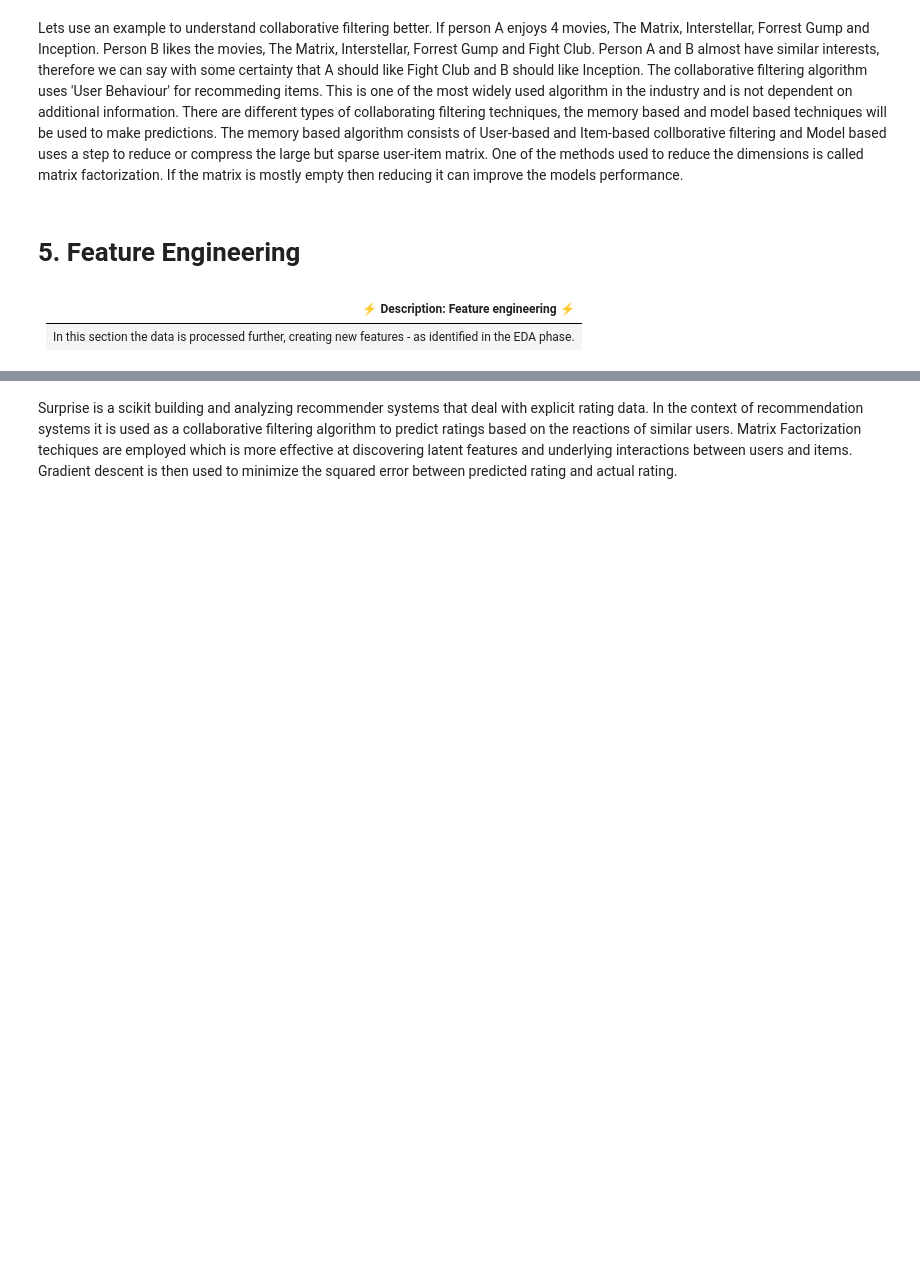
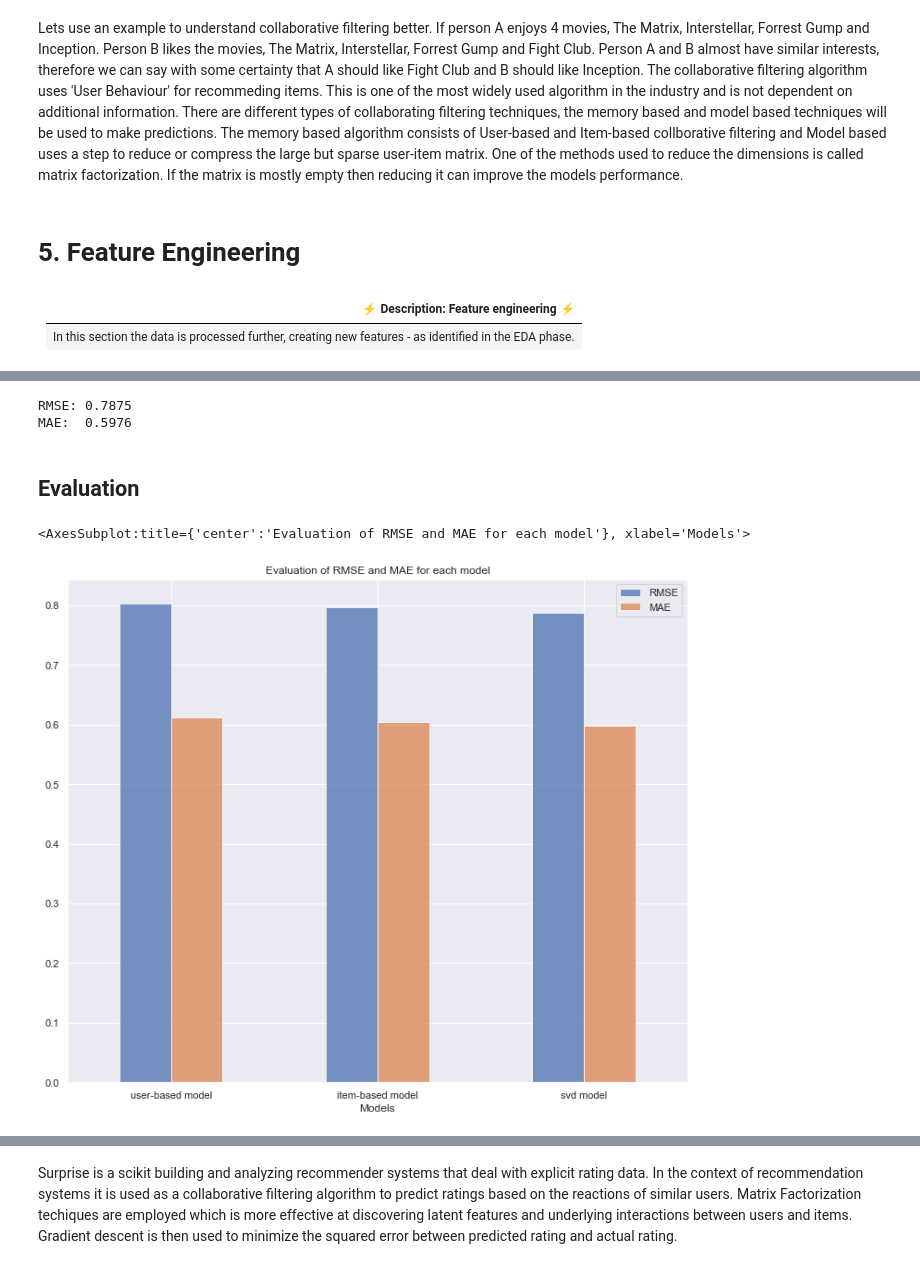
Before and after one commit to Lana-076/GM3_Unsupervised_Learning, a Jupyter notebook: GM3 Modelling.ipynb, the cells around one changed output, grey strips where cells are left out. Cells and saved outputs as stored; diff of their text form; code cells hidden in the pictures; blank space fills up the shorter version.

Commit message:
Final modelling

```diff
--- a/GM3 Modelling.ipynb
+++ b/GM3 Modelling.ipynb
@@ -1030,0 +1208,3 @@ Lets use an example to understand collaborative filtering better. If person A en
+# %%
+# make a copy otherwise IDs won't be over written
+train_small = train[train.userId.isin(user_ids) & train.movieId.isin(movie_ids)]
@@ -1030,0 +1230,3 @@ Lets use an example to understand collaborative filtering better. If person A en
+# %%
+#drop timestamp
+train_small = train_small.drop(['timestamp'],axis = 1)
@@ -1030,0 +1271,17 @@ Lets use an example to understand collaborative filtering better. If person A en
+# %%
+# To use item-based cosine similarity
+sim_options = {
+    "name": "cosine",
+    "user_based": False,  # Compute  similarities between items
+}
+algo_item = KNNWithMeans(sim_options=sim_options, random_state = 42)
+
+#Create a model
+algo_item.fit(training_dataset)
+
+#Prediction
+prediction_items = algo_item.test(test_dataset)
+
+# Evaluation
+RMSE_item = accuracy.rmse(prediction_items)
+MAE_item = accuracy.mae(prediction_items)
@@ -1030,0 +1298,26 @@ Lets use an example to understand collaborative filtering better. If person A en
+# %%
+#Model
+algo_svd = SVD(random_state = 42)
+algo_svd.fit(training_dataset)
+
+#Predict
+prediction_svd = algo_svd.test(test_dataset)
+
+# Evaluation
+RMSE_svd = accuracy.rmse(prediction_svd)
+MAE_svd = accuracy.mae(prediction_svd)
+# %% [output]
+RMSE: 0.7875
+MAE:  0.5976
+# %% [markdown]
+## Evaluation
+# %%
+#Create and plot dataframe
+df_evaluation = pd.DataFrame({'user-based model':[RMSE,MAE_user], 'item-based model':[RMSE_item,MAE_item], 'svd model':[RMSE_svd,MAE_svd]}, index = ['RMSE','MAE']).T
+df_evaluation.reset_index(inplace = True)
+df_evaluation.rename(columns = {'index':'Models'},inplace = True)
+df_evaluation.plot(kind = 'bar', x = 'Models', y = ['RMSE','MAE'], title = 'Evaluation of RMSE and MAE for each model',
+                   figsize = (12,10), alpha=0.75, rot=0, grid = True, legend = True)
+# %% [output]
+<AxesSubplot:title={'center':'Evaluation of RMSE and MAE for each model'}, xlabel='Models'>
+[figure, added]
```
Also changed, not shown: parts of 191 cells of this notebook.
